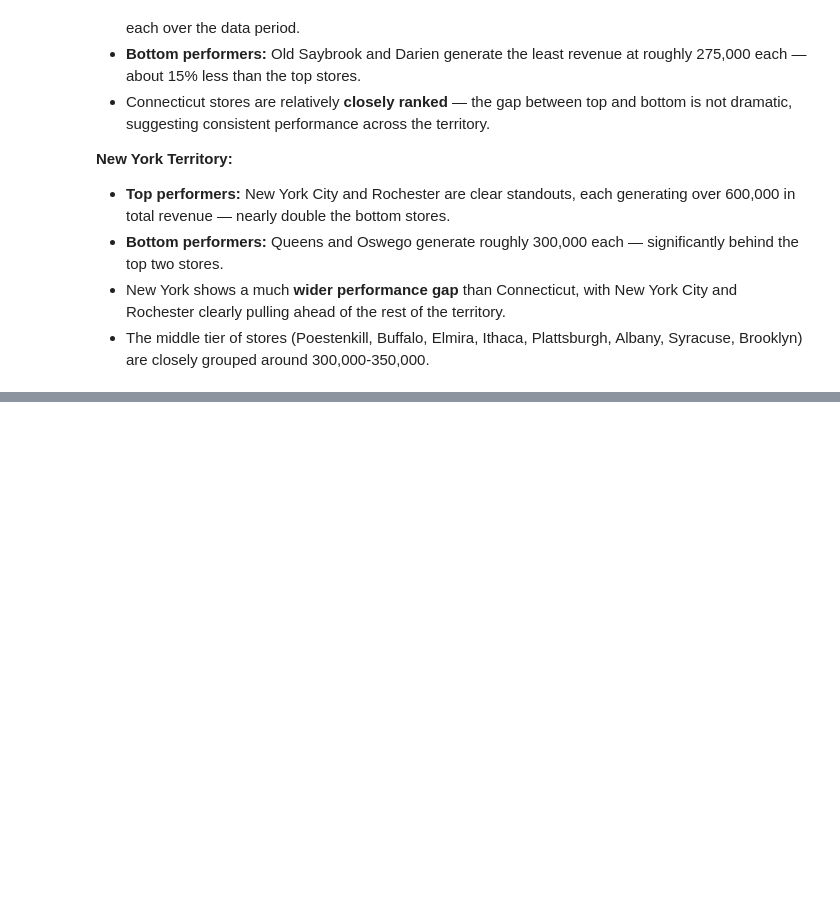
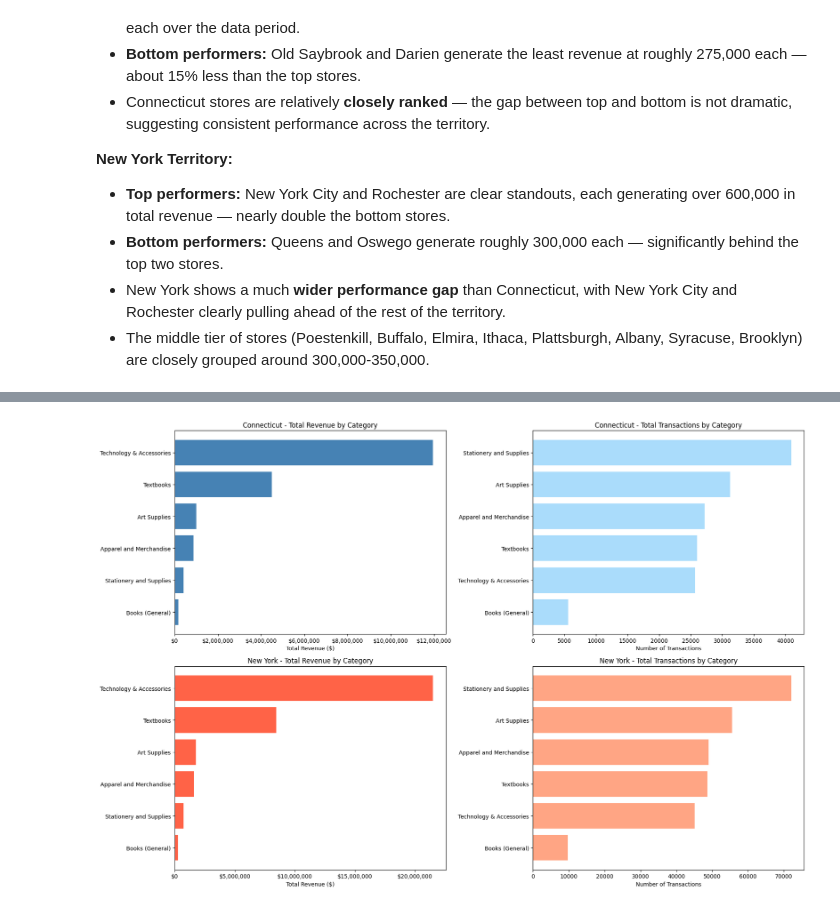
Before and after one commit to astroalicea/Capstone_2, a Jupyter notebook: alicea_sales_analysis.ipynb, the cells around one changed output, grey strips where cells are left out. Cells and saved outputs as stored; diff of their text form; code cells hidden in the pictures; blank space fills up the shorter version.

```diff
--- a/alicea_sales_analysis.ipynb
+++ b/alicea_sales_analysis.ipynb
@@ -365,0 +446,16 @@ plt.show()
+# %%
+# Merge products with categories to get category names
+products_full = pd.merge(products, product_categories[['CategoryID', 'Category']],
+                         on='CategoryID', how='left')
+
+# Merge CT sales with products
+ct_cat = pd.merge(ct_sales, products_full[['Prod Num', 'Category']],
+                  on='Prod Num', how='left')
+
+# Merge NY sales with products
+ny_cat = pd.merge(ny_sales, products_full[['Prod Num', 'Category']],
+                  on='Prod Num', how='left')
+
+# Check for any unmatched products
+print(f"CT unmatched products: {ct_cat['Category'].isna().sum()}")
+print(f"NY unmatched products: {ny_cat['Category'].isna().sum()}")
@@ -365,0 +568,33 @@ plt.show()
+# %%
+fig, ((ax1, ax2), (ax3, ax4)) = plt.subplots(2, 2, figsize=(18, 12))
+
+# Connecticut - Revenue by Category
+ct_rev = ct_cat_summary.sort_values('Total_Revenue', ascending=True)
+ax1.barh(ct_rev['Category'], ct_rev['Total_Revenue'], color='steelblue')
+ax1.set_title('Connecticut - Total Revenue by Category', fontsize=12)
+ax1.set_xlabel('Total Revenue ($)')
+ax1.xaxis.set_major_formatter(plt.FuncFormatter(lambda x, p: f'${x:,.0f}'))
+
+# Connecticut - Transactions by Category
+ct_trans = ct_cat_summary.sort_values('Total_Transactions', ascending=True)
+ax2.barh(ct_trans['Category'], ct_trans['Total_Transactions'], color='lightskyblue', alpha=0.7)
+ax2.set_title('Connecticut - Total Transactions by Category', fontsize=12)
+ax2.set_xlabel('Number of Transactions')
+
+# New York - Revenue by Category
+ny_rev = ny_cat_summary.sort_values('Total_Revenue', ascending=True)
+ax3.barh(ny_rev['Category'], ny_rev['Total_Revenue'], color='tomato')
+ax3.set_title('New York - Total Revenue by Category', fontsize=12)
+ax3.set_xlabel('Total Revenue ($)')
+ax3.xaxis.set_major_formatter(plt.FuncFormatter(lambda x, p: f'${x:,.0f}'))
+
+# New York - Transactions by Category
+ny_trans = ny_cat_summary.sort_values('Total_Transactions', ascending=True)
+ax4.barh(ny_trans['Category'], ny_trans['Total_Transactions'], color='coral', alpha=0.7)
+ax4.set_title('New York - Total Transactions by Category', fontsize=12)
+ax4.set_xlabel('Number of Transactions')
+
+plt.tight_layout()
+plt.show()
+# %% [output]
+[figure, added]
```
Also changed, not shown: parts of 12 cells of this notebook.
